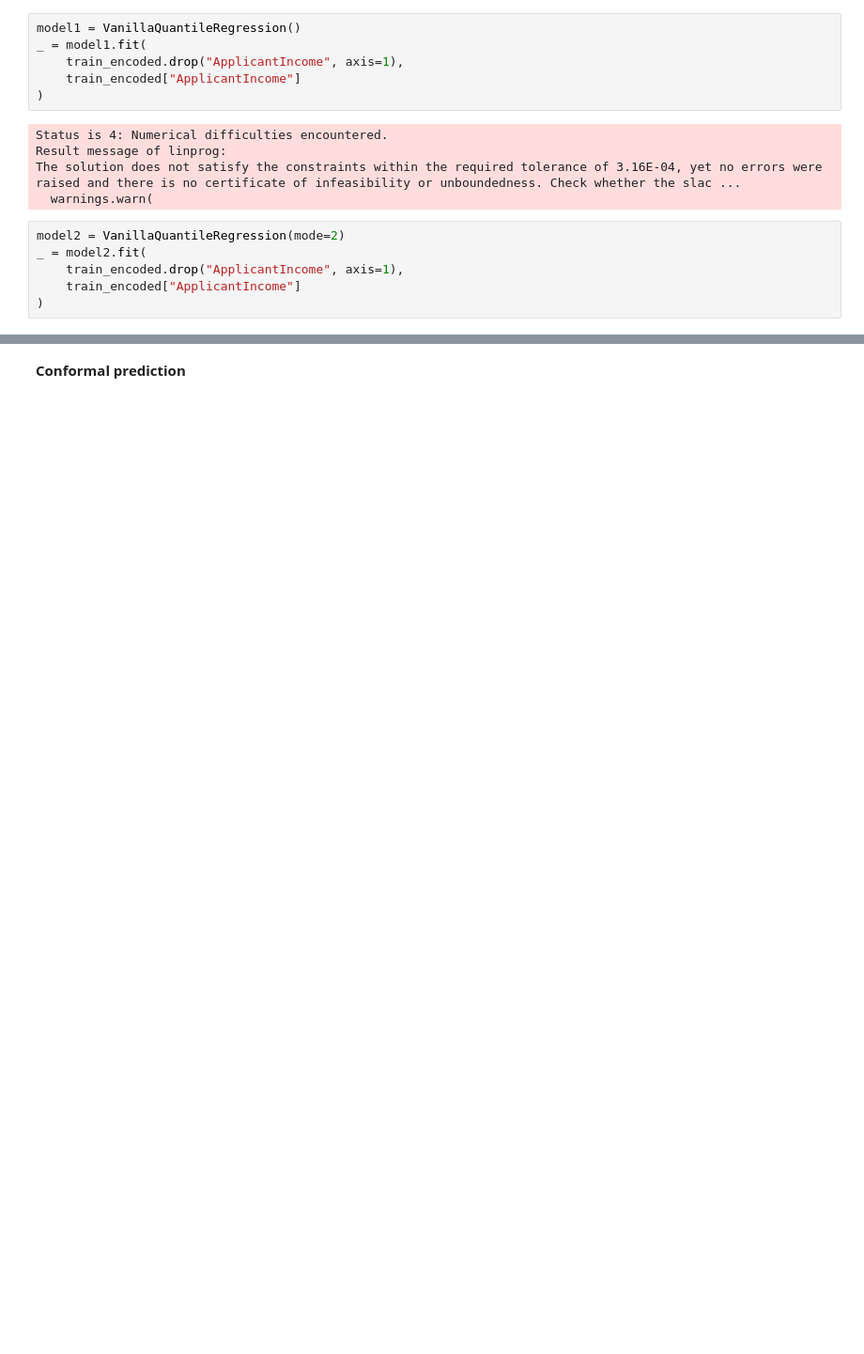
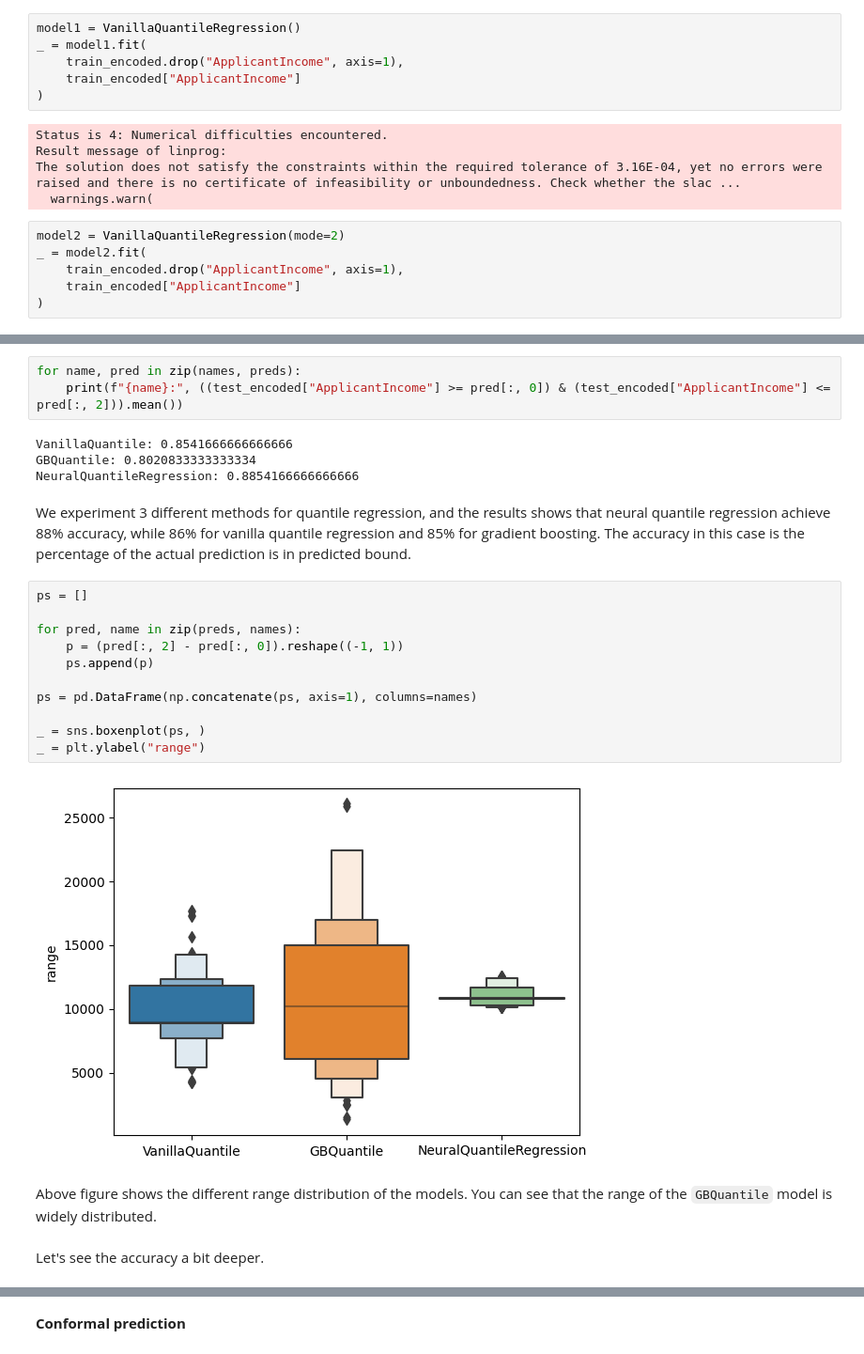
Before and after one commit to nutorbit/uncertainty-modeling, a Jupyter notebook: notebooks/01_proxy_income.ipynb, the cells around one changed output, grey strips where cells are left out. Shown at 94% size. Saved outputs shown, nothing was run; the diff lists cells and outputs as text; blank space fills up the shorter version.

```diff
--- a/notebooks/01_proxy_income.ipynb
+++ b/notebooks/01_proxy_income.ipynb
@@ -394,0 +204,26 @@ test_encoded = apply_encoders(
+# %%
+for name, pred in zip(names, preds):
+    print(f"{name}:", ((test_encoded["ApplicantIncome"] >= pred[:, 0]) & (test_encoded["ApplicantIncome"] <= pred[:, 2])).mean())
+# %% [output]
+VanillaQuantile: 0.8541666666666666
+GBQuantile: 0.8020833333333334
+NeuralQuantileRegression: 0.8854166666666666
+# %% [markdown]
+We experiment 3 different methods for quantile regression, and the results shows that neural quantile regression achieve 88% accuracy, while 86% for vanilla quantile regression and 85% for gradient boosting. The accuracy in this case is the percentage of the actual prediction is in predicted bound.
+# %%
+ps = []
+
+for pred, name in zip(preds, names):
+    p = (pred[:, 2] - pred[:, 0]).reshape((-1, 1))
+    ps.append(p)
+
+ps = pd.DataFrame(np.concatenate(ps, axis=1), columns=names)
+
+_ = sns.boxenplot(ps, )
+_ = plt.ylabel("range")
+# %% [output]
+[figure, added]
+# %% [markdown]
+Above figure shows the different range distribution of the models. You can see that the range of the `GBQuantile` model is widely distributed.
+# %% [markdown]
+Let's see the accuracy a bit deeper.
```
Also changed, not shown: parts of 96 cells of this notebook, 1 other file.
